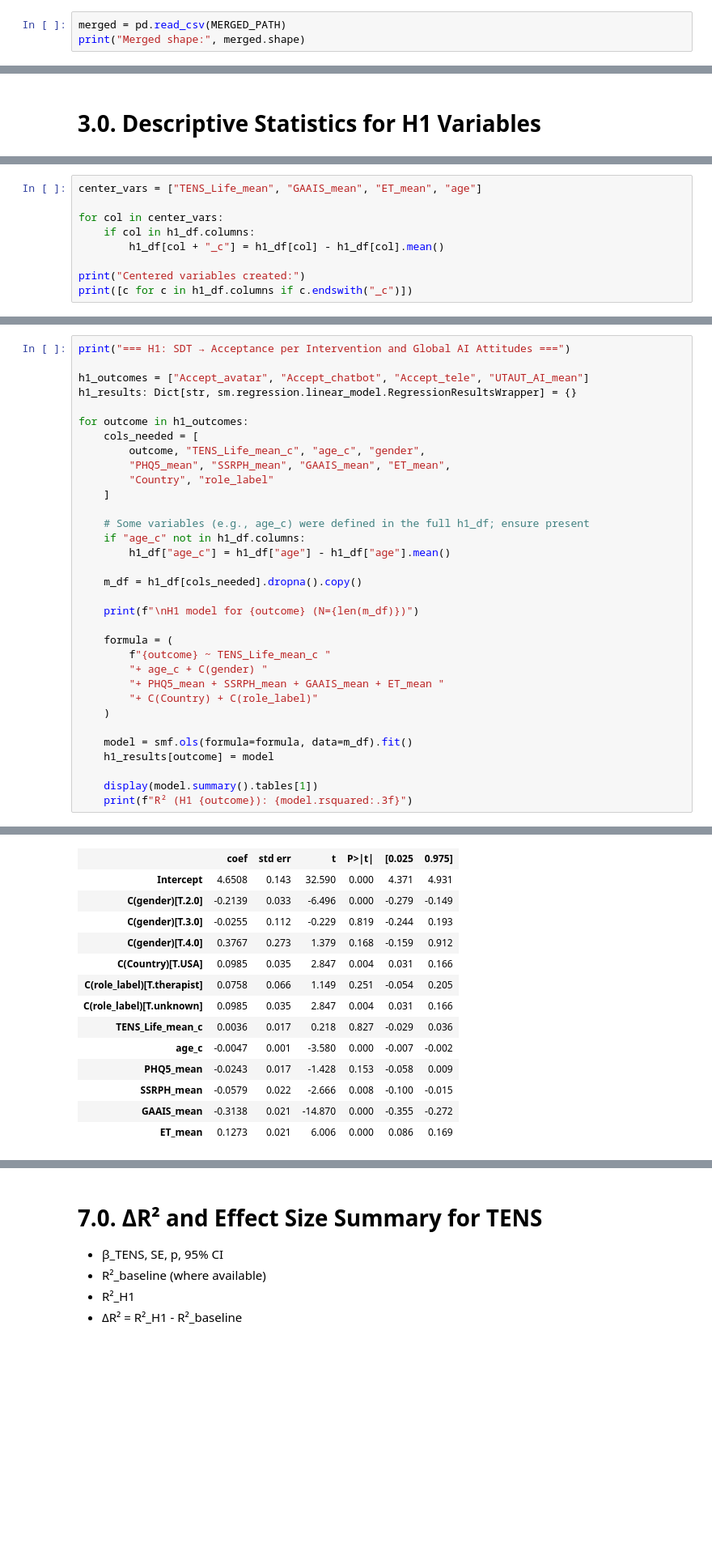
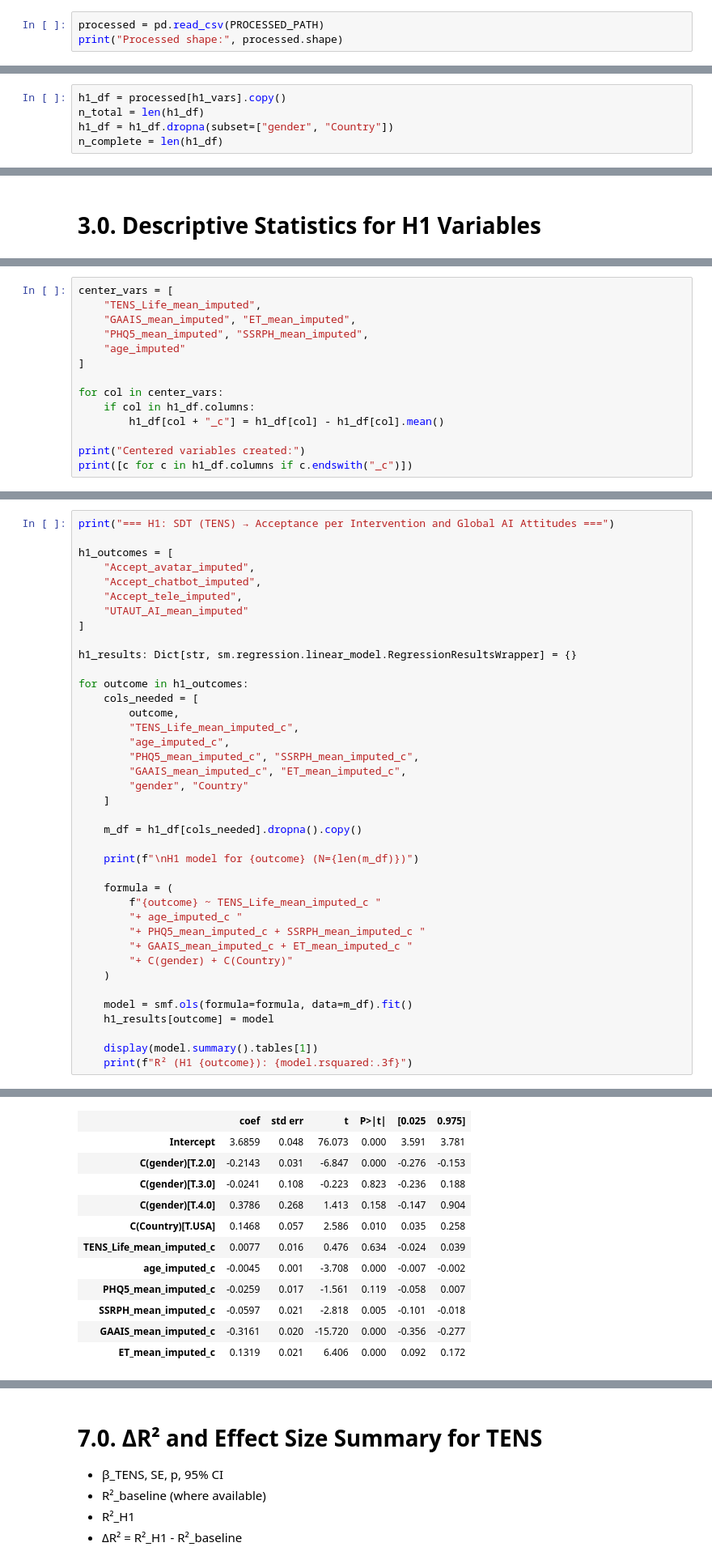
Before and after one commit to ZhaoJackson/AI_Attitude_Psychotherapy, a Jupyter notebook: H1_Main_Effect_SDT_Acceptance.ipynb, the cells around one changed output, grey strips where cells are left out. Shown at 81% size. Saved outputs shown, nothing was run; the diff lists cells and outputs as text; blank space fills up the shorter version.

```diff
--- a/H1_Main_Effect_SDT_Acceptance.ipynb
+++ b/H1_Main_Effect_SDT_Acceptance.ipynb
@@ -39,6 +45,6 @@ MERGED_PATH = DATA_DIR / "merged.csv"
 # 1.0. Load Processed Data
 - We use the fully merged dataset that already contains composite scores and harmonized variables for China + USA.
 # %%
-merged = pd.read_csv(MERGED_PATH)
-print("Merged shape:", merged.shape)
+processed = pd.read_csv(PROCESSED_PATH)
+print("Processed shape:", processed.shape)
 # %% [output]
@@ -103,0 +104,5 @@ Name: count, dtype: int64
+# %%
+h1_df = processed[h1_vars].copy()
+n_total = len(h1_df)
+h1_df = h1_df.dropna(subset=["gender", "Country"])
+n_complete = len(h1_df)
@@ -159,5 +224,10 @@ plt.show()
 # %%
-center_vars = ["TENS_Life_mean", "GAAIS_mean", "ET_mean", "age"]
+center_vars = [
+    "TENS_Life_mean_imputed",
+    "GAAIS_mean_imputed", "ET_mean_imputed",
+    "PHQ5_mean_imputed", "SSRPH_mean_imputed",
+    "age_imputed"
+]
 
 for col in center_vars:
     if col in h1_df.columns:
@@ -253,29 +324,35 @@ R² (baseline Accept_tele): 0.446
 # %%
-print("=== H1: SDT → Acceptance per Intervention and Global AI Attitudes ===")
+print("=== H1: SDT (TENS) → Acceptance per Intervention and Global AI Attitudes ===")
 
-h1_outcomes = ["Accept_avatar", "Accept_chatbot", "Accept_tele", "UTAUT_AI_mean"]
+h1_outcomes = [
+    "Accept_avatar_imputed",
+    "Accept_chatbot_imputed",
+    "Accept_tele_imputed",
+    "UTAUT_AI_mean_imputed"
+]
+
 h1_results: Dict[str, sm.regression.linear_model.RegressionResultsWrapper] = {}
 
 for outcome in h1_outcomes:
     cols_needed = [
-        outcome, "TENS_Life_mean_c", "age_c", "gender",
-        "PHQ5_mean", "SSRPH_mean", "GAAIS_mean", "ET_mean",
-        "Country", "role_label"
+        outcome,
+        "TENS_Life_mean_imputed_c",
+        "age_imputed_c",
+        "PHQ5_mean_imputed_c", "SSRPH_mean_imputed_c",
+        "GAAIS_mean_imputed_c", "ET_mean_imputed_c",
+        "gender", "Country"
     ]
-
-    # Some variables (e.g., age_c) were defined in the full h1_df; ensure present
-    if "age_c" not in h1_df.columns:
-        h1_df["age_c"] = h1_df["age"] - h1_df["age"].mean()
 
     m_df = h1_df[cols_needed].dropna().copy()
 
     print(f"\nH1 model for {outcome} (N={len(m_df)})")
 
     formula = (
-        f"{outcome} ~ TENS_Life_mean_c "
-        "+ age_c + C(gender) "
-        "+ PHQ5_mean + SSRPH_mean + GAAIS_mean + ET_mean "
-        "+ C(Country) + C(role_label)"
+        f"{outcome} ~ TENS_Life_mean_imputed_c "
+        "+ age_imputed_c "
+        "+ PHQ5_mean_imputed_c + SSRPH_mean_imputed_c "
+        "+ GAAIS_mean_imputed_c + ET_mean_imputed_c "
+        "+ C(gender) + C(Country)"
     )
 
     model = smf.ols(formula=formula, data=m_df).fit()
@@ -290,14 +367,12 @@ H1 model for Accept_avatar (N=2085)
 |  | coef | std err | t | P>|t| | [0.025 | 0.975] |
-| Intercept | 4.6508 | 0.143 | 32.590 | 0.000 | 4.371 | 4.931 |
-| C(gender)[T.2.0] | -0.2139 | 0.033 | -6.496 | 0.000 | -0.279 | -0.149 |
-| C(gender)[T.3.0] | -0.0255 | 0.112 | -0.229 | 0.819 | -0.244 | 0.193 |
-| C(gender)[T.4.0] | 0.3767 | 0.273 | 1.379 | 0.168 | -0.159 | 0.912 |
-| C(Country)[T.USA] | 0.0985 | 0.035 | 2.847 | 0.004 | 0.031 | 0.166 |
-| C(role_label)[T.therapist] | 0.0758 | 0.066 | 1.149 | 0.251 | -0.054 | 0.205 |
-| C(role_label)[T.unknown] | 0.0985 | 0.035 | 2.847 | 0.004 | 0.031 | 0.166 |
-| TENS_Life_mean_c | 0.0036 | 0.017 | 0.218 | 0.827 | -0.029 | 0.036 |
-| age_c | -0.0047 | 0.001 | -3.580 | 0.000 | -0.007 | -0.002 |
-| PHQ5_mean | -0.0243 | 0.017 | -1.428 | 0.153 | -0.058 | 0.009 |
-| SSRPH_mean | -0.0579 | 0.022 | -2.666 | 0.008 | -0.100 | -0.015 |
-| GAAIS_mean | -0.3138 | 0.021 | -14.870 | 0.000 | -0.355 | -0.272 |
-| ET_mean | 0.1273 | 0.021 | 6.006 | 0.000 | 0.086 | 0.169 |
+| Intercept | 3.6859 | 0.048 | 76.073 | 0.000 | 3.591 | 3.781 |
+| C(gender)[T.2.0] | -0.2143 | 0.031 | -6.847 | 0.000 | -0.276 | -0.153 |
+| C(gender)[T.3.0] | -0.0241 | 0.108 | -0.223 | 0.823 | -0.236 | 0.188 |
+| C(gender)[T.4.0] | 0.3786 | 0.268 | 1.413 | 0.158 | -0.147 | 0.904 |
+| C(Country)[T.USA] | 0.1468 | 0.057 | 2.586 | 0.010 | 0.035 | 0.258 |
+| TENS_Life_mean_imputed_c | 0.0077 | 0.016 | 0.476 | 0.634 | -0.024 | 0.039 |
+| age_imputed_c | -0.0045 | 0.001 | -3.708 | 0.000 | -0.007 | -0.002 |
+| PHQ5_mean_imputed_c | -0.0259 | 0.017 | -1.561 | 0.119 | -0.058 | 0.007 |
+| SSRPH_mean_imputed_c | -0.0597 | 0.021 | -2.818 | 0.005 | -0.101 | -0.018 |
+| GAAIS_mean_imputed_c | -0.3161 | 0.020 | -15.720 | 0.000 | -0.356 | -0.277 |
+| ET_mean_imputed_c | 0.1319 | 0.021 | 6.406 | 0.000 | 0.092 | 0.172 |
```
Also changed, not shown: parts of 33 cells of this notebook.
